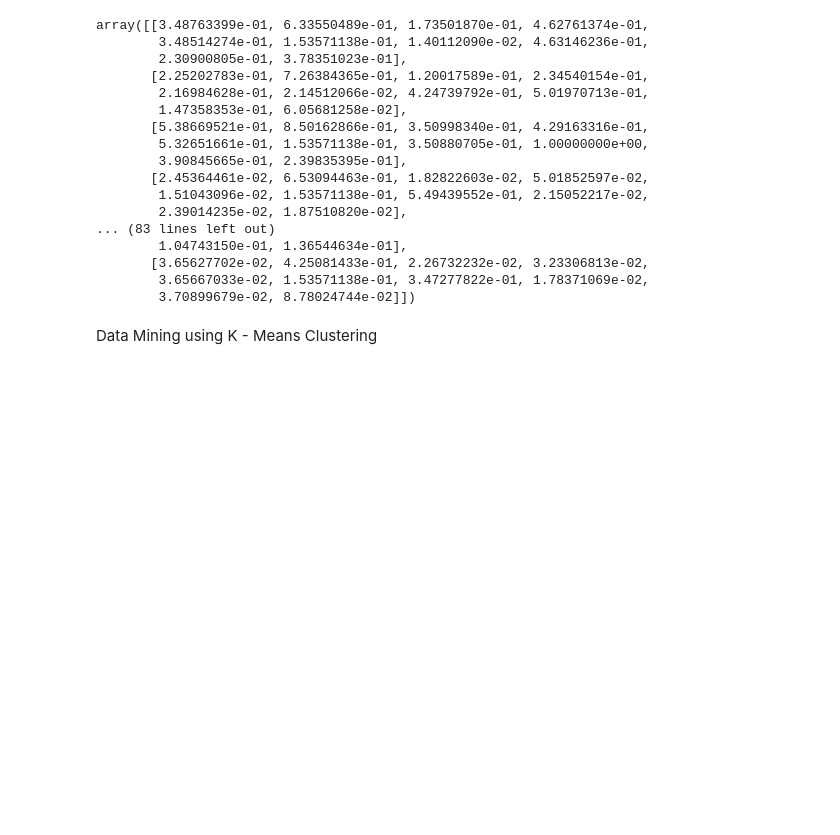
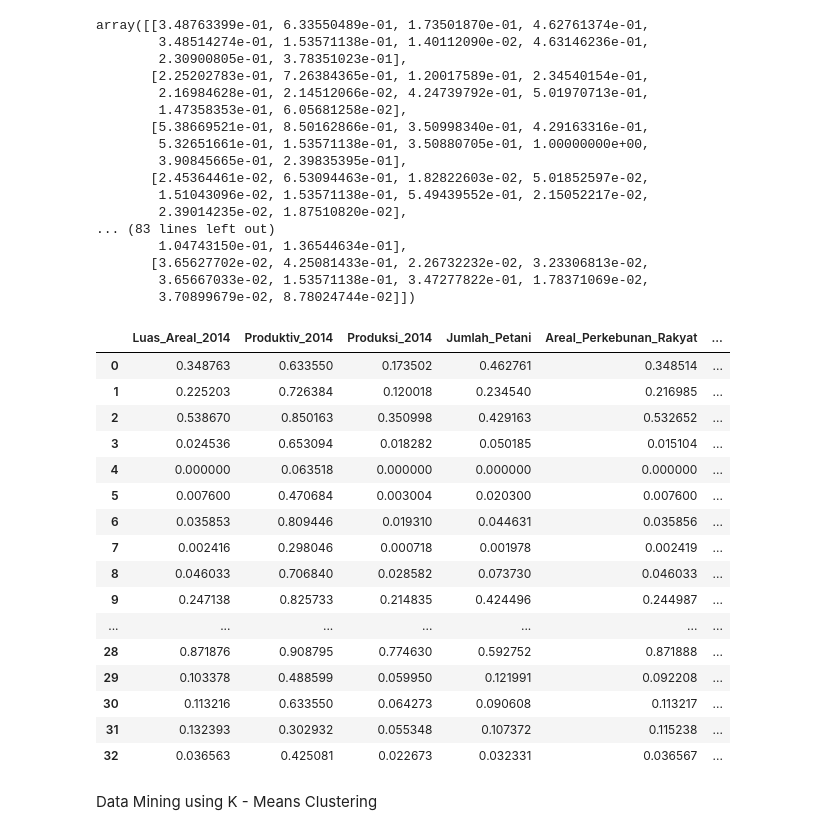
Before and after one commit to yogga18/cocoa-comodity-using-kmeans-clustering-in-indonesia, a Jupyter notebook: 2014_kmeans.ipynb, the cells around one changed output. Saved outputs shown, nothing was run; the diff lists cells and outputs as text; code cells hidden in the pictures; blank space fills up the shorter version.

```diff
--- a/2014_kmeans.ipynb
+++ b/2014_kmeans.ipynb
@@ -196,6 +245,28 @@ array([[3.48763399e-01, 6.33550489e-01, 1.73501870e-01, 4.62761374e-01,
        [3.65627702e-02, 4.25081433e-01, 2.26732232e-02, 3.23306813e-02,
         3.65667033e-02, 1.53571138e-01, 3.47277822e-01, 1.78371069e-02,
         3.70899679e-02, 8.78024744e-02]])
+# %%
+# masukan df_scaled table agar mudah dilihat hasil normalisasi data
+df_scaled = pd.DataFrame(df_scaled, columns=['Luas_Areal_2014','Produktiv_2014','Produksi_2014','Jumlah_Petani', 'Areal_Perkebunan_Rakyat','Areal_Perkebunan_Pemerintah', 'Areal_Perkebunan_Swasta', 'Tanaman_Imature','Tanaman_Mature','Tanaman_Damage'])
+df_scaled
+# %% [output]
+|  | Luas_Areal_2014 | Produktiv_2014 | Produksi_2014 | Jumlah_Petani | Areal_Perkebunan_Rakyat | ... |
+| 0 | 0.348763 | 0.633550 | 0.173502 | 0.462761 | 0.348514 | ... |
+| 1 | 0.225203 | 0.726384 | 0.120018 | 0.234540 | 0.216985 | ... |
+| 2 | 0.538670 | 0.850163 | 0.350998 | 0.429163 | 0.532652 | ... |
+| 3 | 0.024536 | 0.653094 | 0.018282 | 0.050185 | 0.015104 | ... |
+| 4 | 0.000000 | 0.063518 | 0.000000 | 0.000000 | 0.000000 | ... |
+| 5 | 0.007600 | 0.470684 | 0.003004 | 0.020300 | 0.007600 | ... |
+| 6 | 0.035853 | 0.809446 | 0.019310 | 0.044631 | 0.035856 | ... |
+| 7 | 0.002416 | 0.298046 | 0.000718 | 0.001978 | 0.002419 | ... |
+| 8 | 0.046033 | 0.706840 | 0.028582 | 0.073730 | 0.046033 | ... |
+| 9 | 0.247138 | 0.825733 | 0.214835 | 0.424496 | 0.244987 | ... |
+| ... | ... | ... | ... | ... | ... | ... |
+| 28 | 0.871876 | 0.908795 | 0.774630 | 0.592752 | 0.871888 | ... |
+| 29 | 0.103378 | 0.488599 | 0.059950 | 0.121991 | 0.092208 | ... |
+| 30 | 0.113216 | 0.633550 | 0.064273 | 0.090608 | 0.113217 | ... |
+| 31 | 0.132393 | 0.302932 | 0.055348 | 0.107372 | 0.115238 | ... |
+| 32 | 0.036563 | 0.425081 | 0.022673 | 0.032331 | 0.036567 | ... |
 # %% [markdown]
 Data Mining using K - Means Clustering
 # %%
```
Also changed, not shown: parts of 4 cells of this notebook.
